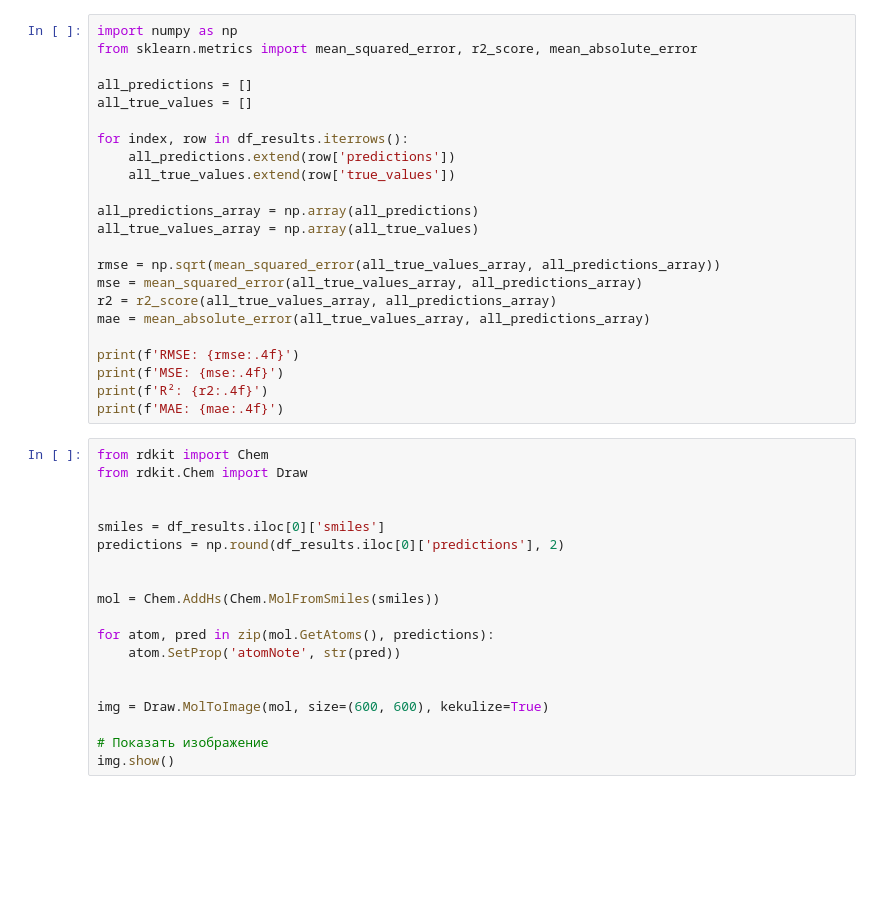
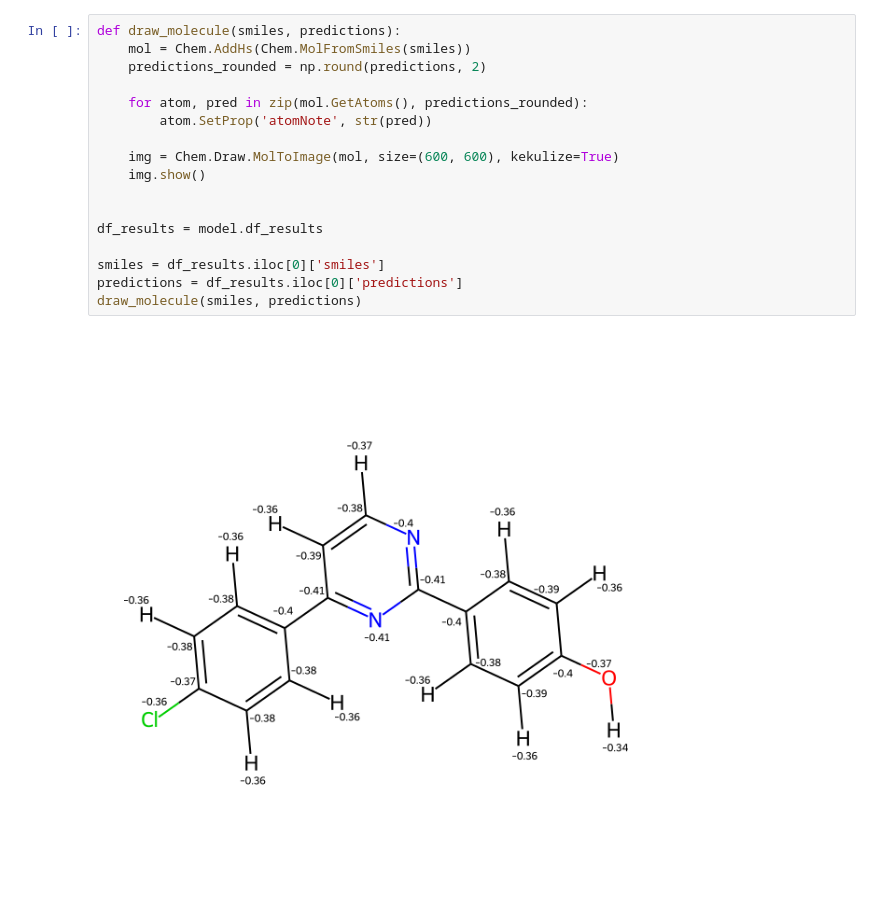
Before and after one commit to SergeiNikolenko/gat, a Jupyter notebook: train.ipynb, the cells around one changed output. Drawn from its saved outputs; the diff is of its cells as text; blank space fills up the shorter version.

```diff
--- a/train.ipynb
+++ b/train.ipynb
@@ -309,42 +398,19 @@ df_results = pd.DataFrame(data)
-# %%
-import numpy as np
-from sklearn.metrics import mean_squared_error, r2_score, mean_absolute_error
-
-all_predictions = []
-all_true_values = []
-
-for index, row in df_results.iterrows():
-    all_predictions.extend(row['predictions'])
-    all_true_values.extend(row['true_values'])
-
-all_predictions_array = np.array(all_predictions)
-all_true_values_array = np.array(all_true_values)
-
-rmse = np.sqrt(mean_squared_error(all_true_values_array, all_predictions_array))
-mse = mean_squared_error(all_true_values_array, all_predictions_array)
-r2 = r2_score(all_true_values_array, all_predictions_array)
-mae = mean_absolute_error(all_true_values_array, all_predictions_array)
-
-print(f'RMSE: {rmse:.4f}')
-print(f'MSE: {mse:.4f}')
-print(f'R²: {r2:.4f}')
-print(f'MAE: {mae:.4f}')
 # %%
-from rdkit import Chem
-from rdkit.Chem import Draw
+def draw_molecule(smiles, predictions):
+    mol = Chem.AddHs(Chem.MolFromSmiles(smiles))
+    predictions_rounded = np.round(predictions, 2)
+
+    for atom, pred in zip(mol.GetAtoms(), predictions_rounded):
+        atom.SetProp('atomNote', str(pred))
+
+    img = Chem.Draw.MolToImage(mol, size=(600, 600), kekulize=True)
+    img.show()
 
 
+df_results = model.df_results
+
 smiles = df_results.iloc[0]['smiles']
-predictions = np.round(df_results.iloc[0]['predictions'], 2)
-
-
-mol = Chem.AddHs(Chem.MolFromSmiles(smiles))
-
-for atom, pred in zip(mol.GetAtoms(), predictions):
-    atom.SetProp('atomNote', str(pred))
-
-
-img = Draw.MolToImage(mol, size=(600, 600), kekulize=True)
-
-# Показать изображение
-img.show()
+predictions = df_results.iloc[0]['predictions']
+draw_molecule(smiles, predictions)
+# %% [output]
+[figure, added]
```
Also changed, not shown: parts of 14 cells of this notebook, 3 other files.
